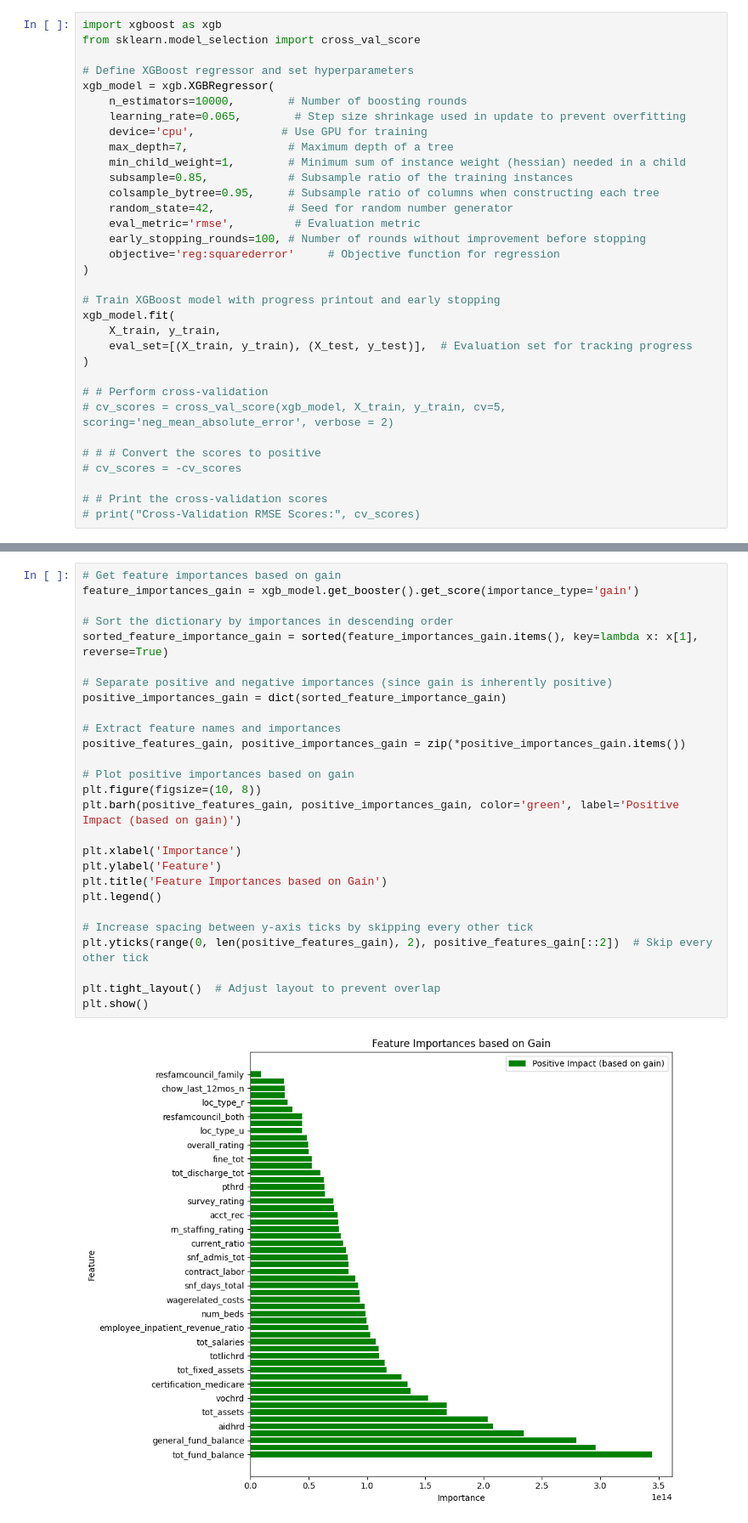
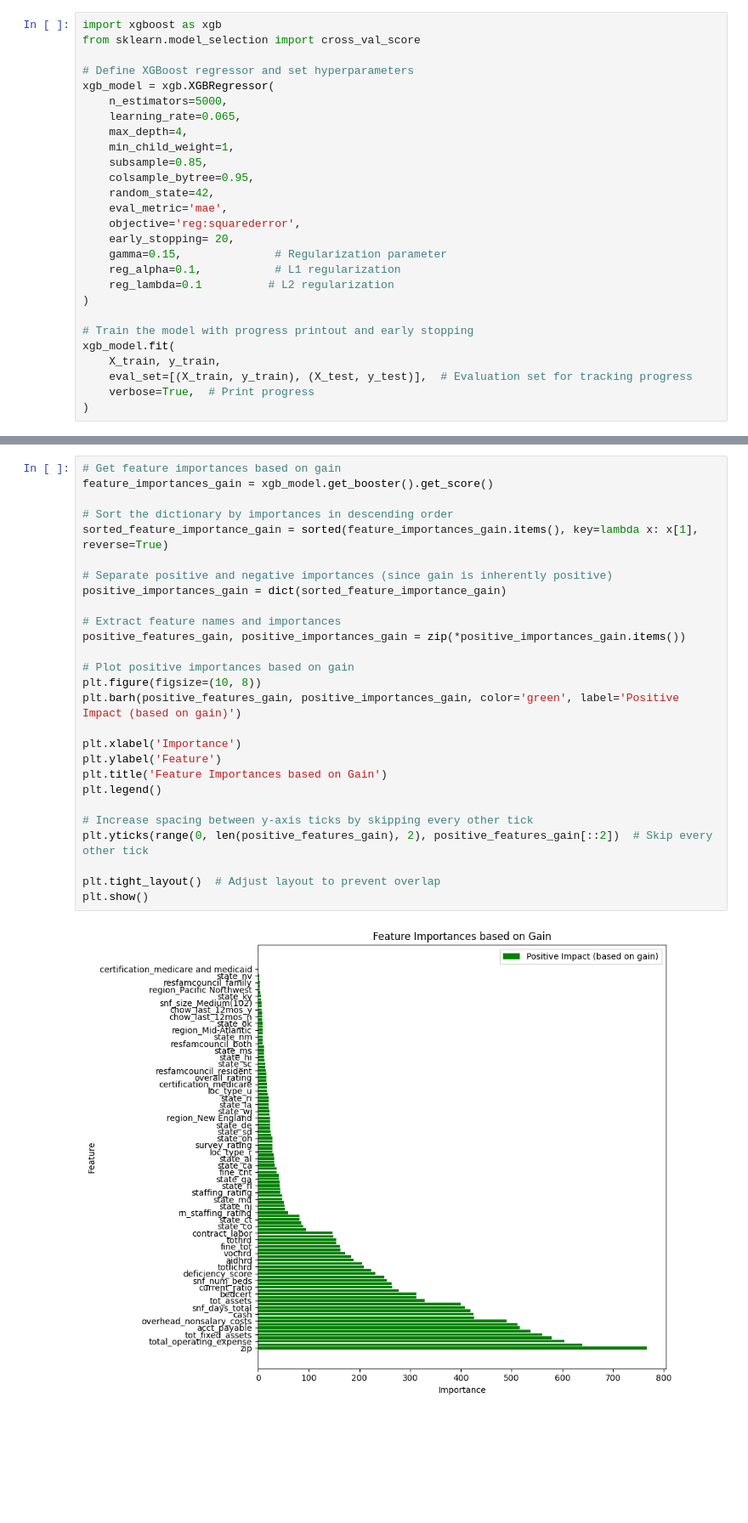
Before and after one commit to joshua-orndorff/Data-4999, a Jupyter notebook: gradient-boost-analysis.ipynb, the cells around one changed output, grey strips where cells are left out. Shown: that part at 85% size. Saved outputs shown, nothing was run; the diff lists cells and outputs as text; blank space fills up the shorter version.

Commit message:
Refit model using new variables and hyperparameters.

```diff
--- a/gradient-boost-analysis.ipynb
+++ b/gradient-boost-analysis.ipynb
@@ -150,31 +98,25 @@ from sklearn.model_selection import cross_val_score
 
 # Define XGBoost regressor and set hyperparameters
 xgb_model = xgb.XGBRegressor(
-    n_estimators=10000,        # Number of boosting rounds
-    learning_rate=0.065,        # Step size shrinkage used in update to prevent overfitting
-    device='cpu',             # Use GPU for training
-    max_depth=7,               # Maximum depth of a tree
-    min_child_weight=1,        # Minimum sum of instance weight (hessian) needed in a child
-    subsample=0.85,            # Subsample ratio of the training instances
-    colsample_bytree=0.95,     # Subsample ratio of columns when constructing each tree
-    random_state=42,           # Seed for random number generator
-    eval_metric='rmse',         # Evaluation metric
-    early_stopping_rounds=100, # Number of rounds without improvement before stopping
-    objective='reg:squarederror'     # Objective function for regression
+    n_estimators=5000,
+    learning_rate=0.065,
+    max_depth=4,
+    min_child_weight=1,
+    subsample=0.85,
+    colsample_bytree=0.95,
+    random_state=42,
+    eval_metric='mae',
+    objective='reg:squarederror',
+    early_stopping= 20,
+    gamma=0.15,              # Regularization parameter
+    reg_alpha=0.1,           # L1 regularization
+    reg_lambda=0.1          # L2 regularization
 )
 
-# Train XGBoost model with progress printout and early stopping
+# Train the model with progress printout and early stopping
 xgb_model.fit(
     X_train, y_train,
     eval_set=[(X_train, y_train), (X_test, y_test)],  # Evaluation set for tracking progress
+    verbose=True,  # Print progress
 )
-
-# # Perform cross-validation
-# cv_scores = cross_val_score(xgb_model, X_train, y_train, cv=5, scoring='neg_mean_absolute_error', verbose = 2)
-
-# # # Convert the scores to positive
-# cv_scores = -cv_scores
-
-# # Print the cross-validation scores
-# print("Cross-Validation RMSE Scores:", cv_scores)
 # %% [output]
@@ -275,29 +208,29 @@ plt.show()
 # %%
 # Get feature importances based on gain
-feature_importances_gain = xgb_model.get_booster().get_score(importance_type='gain')
+feature_importances_gain = xgb_model.get_booster().get_score()
 
 # Sort the dictionary by importances in descending order
 sorted_feature_importance_gain = sorted(feature_importances_gain.items(), key=lambda x: x[1], reverse=True)
 
 # Separate positive and negative importances (since gain is inherently positive)
 positive_importances_gain = dict(sorted_feature_importance_gain)
 
 # Extract feature names and importances
 positive_features_gain, positive_importances_gain = zip(*positive_importances_gain.items())
 
 # Plot positive importances based on gain
 plt.figure(figsize=(10, 8))
 plt.barh(positive_features_gain, positive_importances_gain, color='green', label='Positive Impact (based on gain)')
 
 plt.xlabel('Importance')
 plt.ylabel('Feature')
 plt.title('Feature Importances based on Gain')
 plt.legend()
 
 # Increase spacing between y-axis ticks by skipping every other tick
 plt.yticks(range(0, len(positive_features_gain), 2), positive_features_gain[::2])  # Skip every other tick
 
 plt.tight_layout()  # Adjust layout to prevent overlap
 plt.show()
 # %% [output]
-[figure, old version]
+[figure, new version]
```
Also changed, not shown: parts of 11 cells of this notebook.
